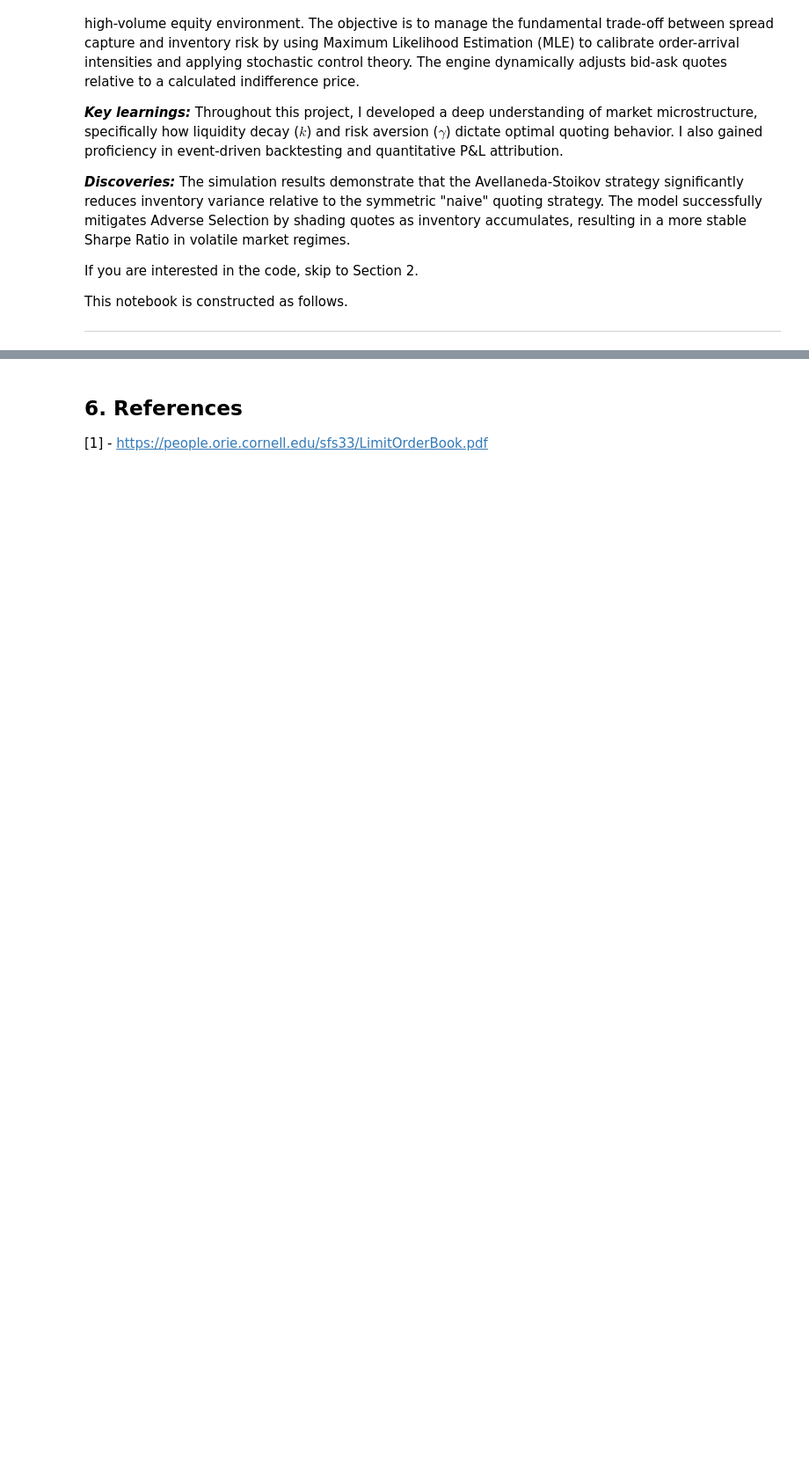
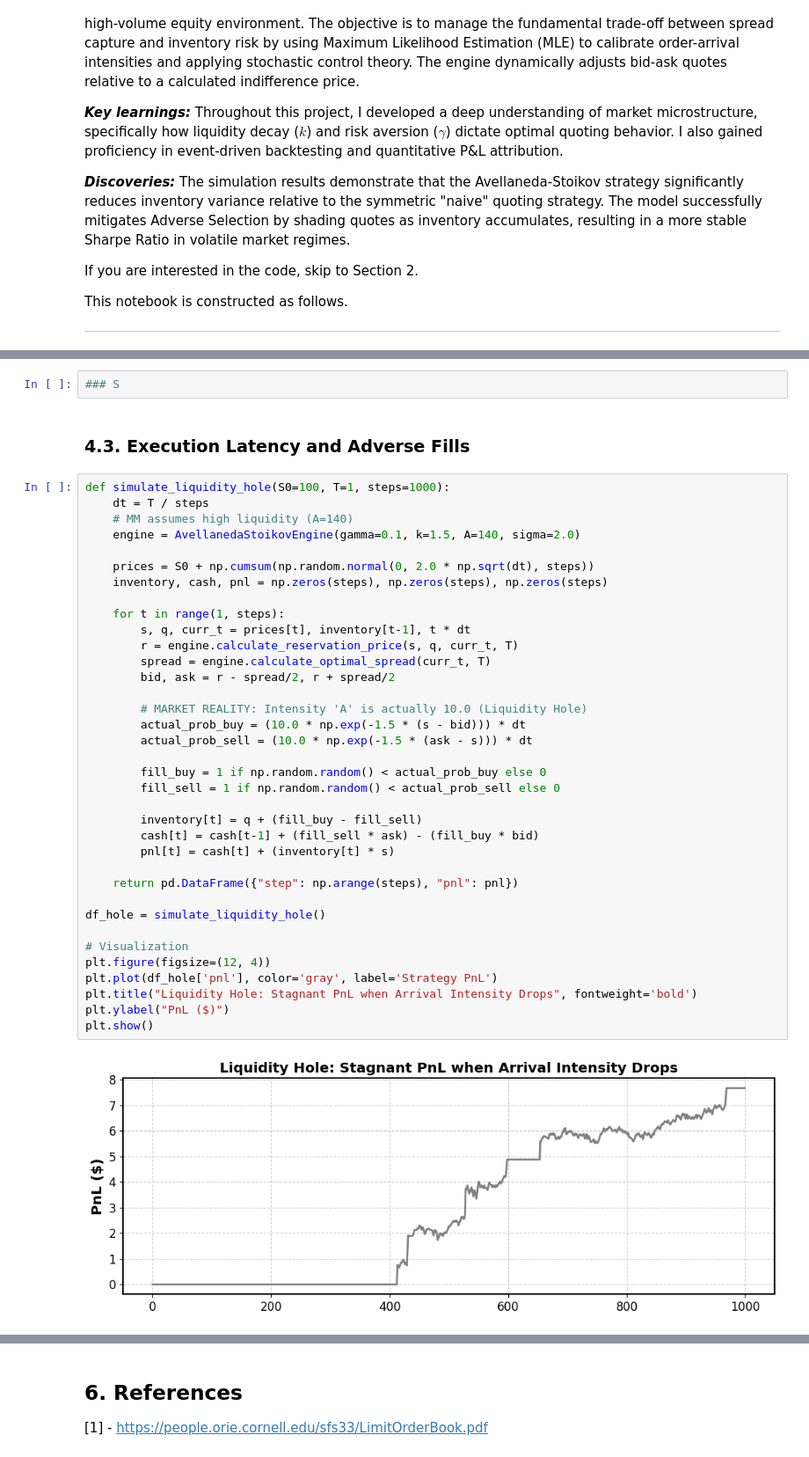
Before and after one commit to hoangharry-tm/QuantLab, a Jupyter notebook: AvellanedaStoikovMME/Avellaneda_Stoikov_Market_Making_Engine.ipynb, the cells around one changed output, grey strips where cells are left out. Shown at 88% size. Cells and saved outputs as stored; diff of their text form; blank space fills up the shorter version.

```diff
--- a/AvellanedaStoikovMME/Avellaneda_Stoikov_Market_Making_Engine.ipynb
+++ b/AvellanedaStoikovMME/Avellaneda_Stoikov_Market_Making_Engine.ipynb
@@ -454 +630,43 @@ engine.fetch_and_clean().run_backtest().plot_results()
+# %%
+### S
+# %% [markdown]
+### 4.3. Execution Latency and Adverse Fills
+# %%
+def simulate_liquidity_hole(S0=100, T=1, steps=1000):
+    dt = T / steps
+    # MM assumes high liquidity (A=140)
+    engine = AvellanedaStoikovEngine(gamma=0.1, k=1.5, A=140, sigma=2.0)
+
+    prices = S0 + np.cumsum(np.random.normal(0, 2.0 * np.sqrt(dt), steps))
+    inventory, cash, pnl = np.zeros(steps), np.zeros(steps), np.zeros(steps)
+
+    for t in range(1, steps):
+        s, q, curr_t = prices[t], inventory[t-1], t * dt
+        r = engine.calculate_reservation_price(s, q, curr_t, T)
+        spread = engine.calculate_optimal_spread(curr_t, T)
+        bid, ask = r - spread/2, r + spread/2
+
+        # MARKET REALITY: Intensity 'A' is actually 10.0 (Liquidity Hole)
+        actual_prob_buy = (10.0 * np.exp(-1.5 * (s - bid))) * dt
+        actual_prob_sell = (10.0 * np.exp(-1.5 * (ask - s))) * dt
+
+        fill_buy = 1 if np.random.random() < actual_prob_buy else 0
+        fill_sell = 1 if np.random.random() < actual_prob_sell else 0
+
+        inventory[t] = q + (fill_buy - fill_sell)
+        cash[t] = cash[t-1] + (fill_sell * ask) - (fill_buy * bid)
+        pnl[t] = cash[t] + (inventory[t] * s)
+
+    return pd.DataFrame({"step": np.arange(steps), "pnl": pnl})
+
+df_hole = simulate_liquidity_hole()
+
+# Visualization
+plt.figure(figsize=(12, 4))
+plt.plot(df_hole['pnl'], color='gray', label='Strategy PnL')
+plt.title("Liquidity Hole: Stagnant PnL when Arrival Intensity Drops", fontweight='bold')
+plt.ylabel("PnL ($)")
+plt.show()
+# %% [output]
+[figure, added]
 # %% [markdown]
```
Also changed, not shown: parts of 25 cells of this notebook, 1 other file.
